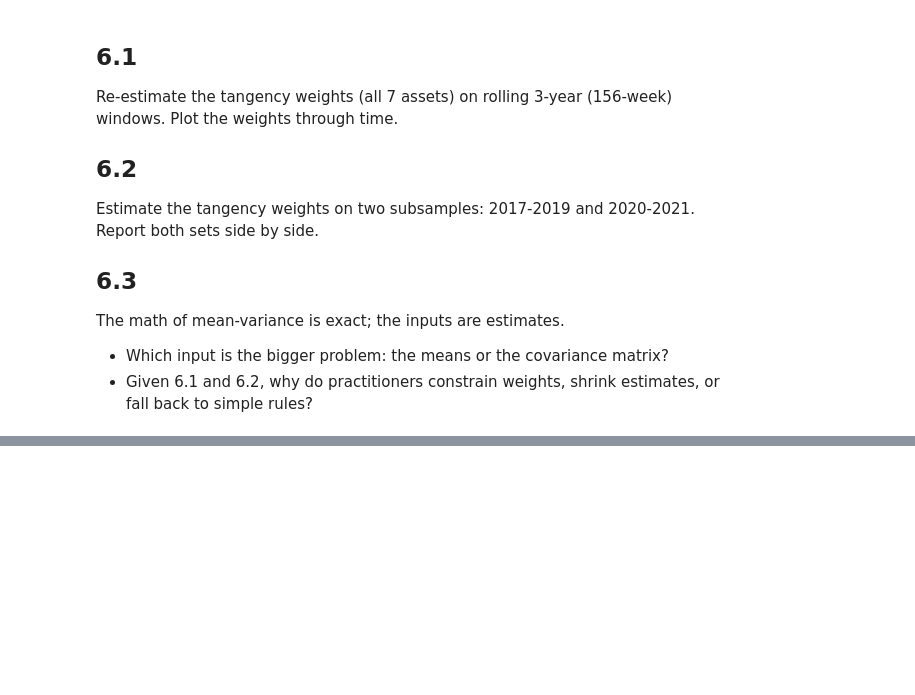
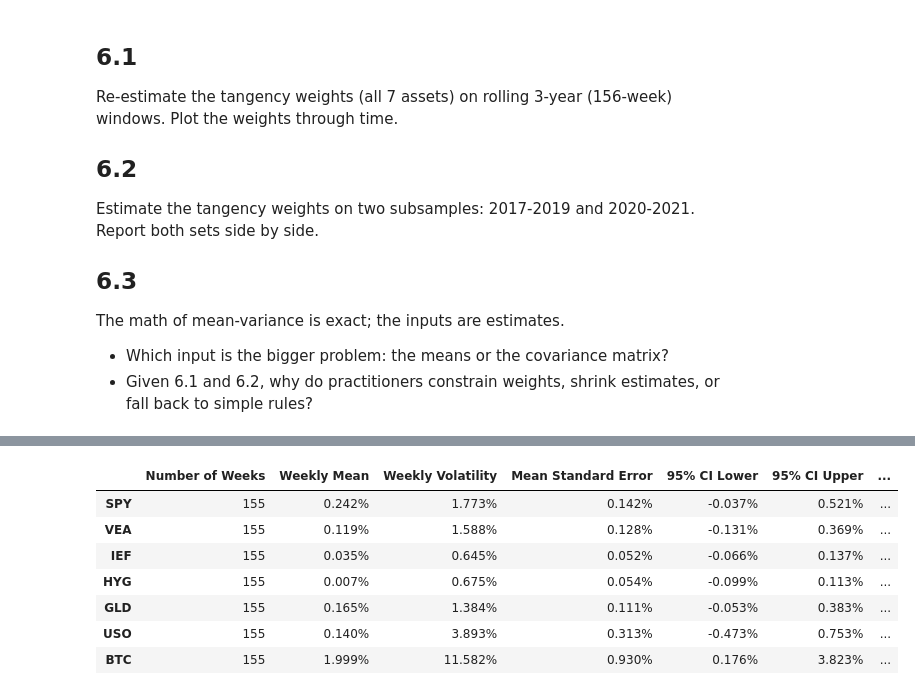
Before and after one commit to samLeung24/Quant-Part-II, a Jupyter notebook: Multi-Asset_Allocation.ipynb, the cells around one changed output, grey strips where cells are left out. Cells and saved outputs as stored; diff of their text form; code cells hidden in the pictures; blank space fills up the shorter version.

```diff
--- a/Multi-Asset_Allocation.ipynb
+++ b/Multi-Asset_Allocation.ipynb
@@ -485,0 +743,73 @@ The math of mean-variance is exact; the inputs are estimates.
+# %%
+import numpy as np
+import pandas as pd
+
+
+def mean_estimation_stats(sample):
+    n = sample.count()
+
+    weekly_mean = sample.mean()
+    weekly_vol = sample.std(ddof=1)
+
+    # Standard error of the estimated weekly mean
+    mean_standard_error = weekly_vol / np.sqrt(n)
+
+    # Approximate 95% confidence interval
+    lower_95 = weekly_mean - 1.96 * mean_standard_error
+    upper_95 = weekly_mean + 1.96 * mean_standard_error
+
+    return pd.DataFrame({
+        "Number of Weeks": n,
+        "Weekly Mean": weekly_mean,
+        "Weekly Volatility": weekly_vol,
+        "Mean Standard Error": mean_standard_error,
+        "95% CI Lower": lower_95,
+        "95% CI Upper": upper_95,
+        "Mean t-statistic": weekly_mean / mean_standard_error,
+        "Annualized Mean": weekly_mean * 52,
+        "Annualized Volatility": weekly_vol * np.sqrt(52)
+    })
+
+# Use the weekly excess-return data
+returns1 = excess.loc["2017-01-01":"2019-12-31"]
+returns2 = excess.loc["2020-01-01":"2021-12-31"]
+
+stats1 = mean_estimation_stats(returns1)
+stats2 = mean_estimation_stats(returns2)
+
+display(
+    stats1.style.format({
+        "Number of Weeks": "{:.0f}",
+        "Weekly Mean": "{:.3%}",
+        "Weekly Volatility": "{:.3%}",
+        "Mean Standard Error": "{:.3%}",
+        "95% CI Lower": "{:.3%}",
+        "95% CI Upper": "{:.3%}",
+        "Mean t-statistic": "{:.2f}",
+        "Annualized Mean": "{:.2%}",
+        "Annualized Volatility": "{:.2%}"
+    })
+)
+
+display(
+    stats2.style.format({
+        "Number of Weeks": "{:.0f}",
+        "Weekly Mean": "{:.3%}",
+        "Weekly Volatility": "{:.3%}",
+        "Mean Standard Error": "{:.3%}",
+        "95% CI Lower": "{:.3%}",
+        "95% CI Upper": "{:.3%}",
+        "Mean t-statistic": "{:.2f}",
+        "Annualized Mean": "{:.2%}",
+        "Annualized Volatility": "{:.2%}"
+    })
+)
+# %% [output]
+|  | Number of Weeks | Weekly Mean | Weekly Volatility | Mean Standard Error | 95% CI Lower | 95% CI Upper | ... |
+| SPY | 155 | 0.242% | 1.773% | 0.142% | -0.037% | 0.521% | ... |
+| VEA | 155 | 0.119% | 1.588% | 0.128% | -0.131% | 0.369% | ... |
+| IEF | 155 | 0.035% | 0.645% | 0.052% | -0.066% | 0.137% | ... |
+| HYG | 155 | 0.007% | 0.675% | 0.054% | -0.099% | 0.113% | ... |
+| GLD | 155 | 0.165% | 1.384% | 0.111% | -0.053% | 0.383% | ... |
+| USO | 155 | 0.140% | 3.893% | 0.313% | -0.473% | 0.753% | ... |
+| BTC | 155 | 1.999% | 11.582% | 0.930% | 0.176% | 3.823% | ... |
```
Also changed, not shown: parts of 7 cells of this notebook.
